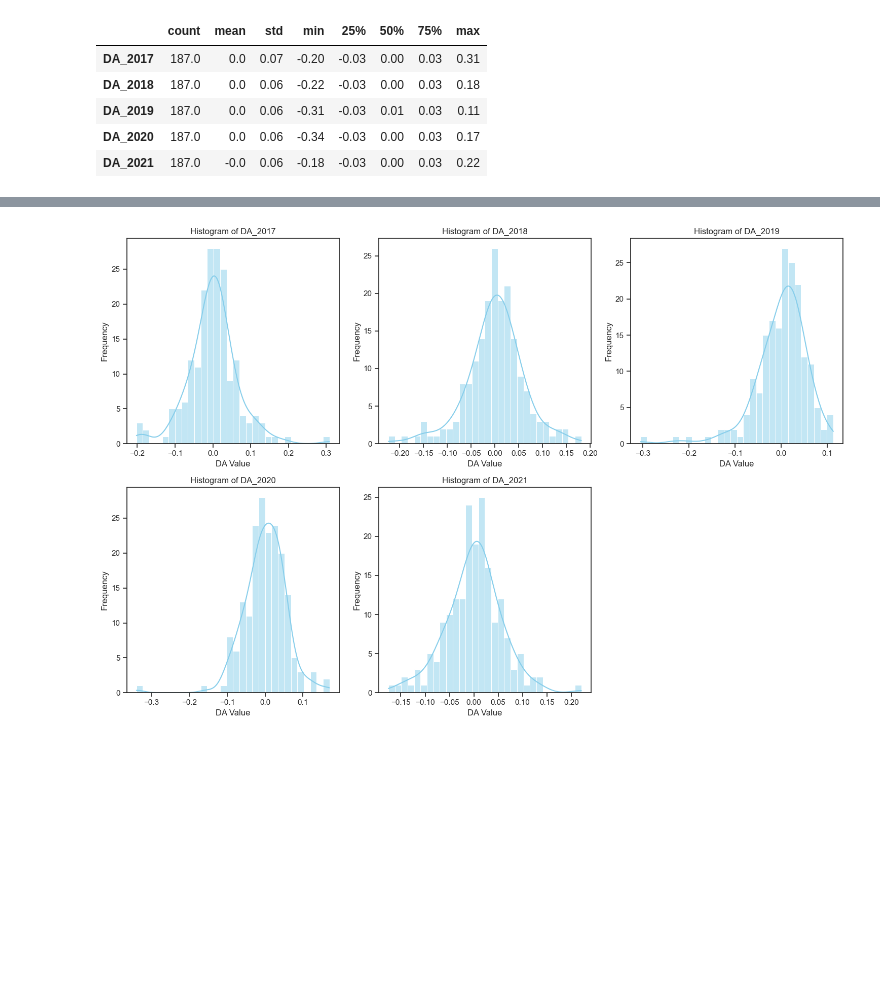
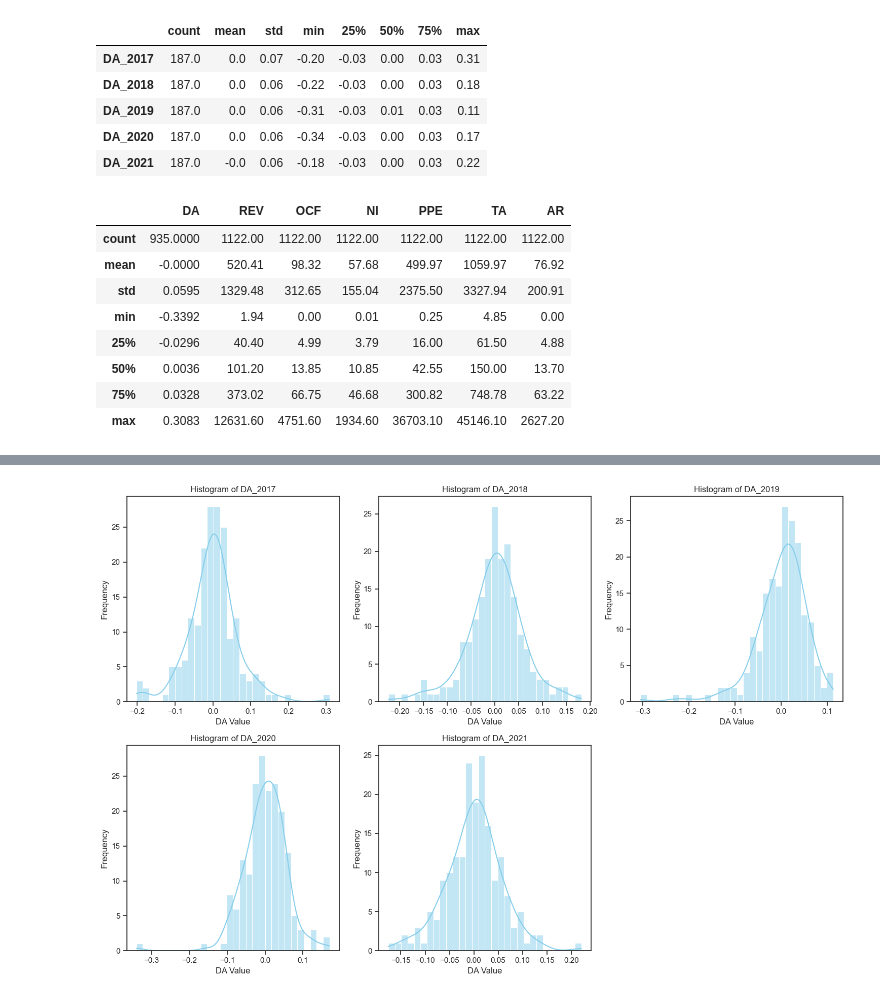
Before and after one commit to swlim03/ML_Project, a Jupyter notebook: EM_Detection/EM_Model.ipynb, the cells around one changed output, grey strips where cells are left out. Saved outputs shown, nothing was run; the diff lists cells and outputs as text; code cells hidden in the pictures; blank space fills up the shorter version.

```diff
--- a/EM_Detection/EM_Model.ipynb
+++ b/EM_Detection/EM_Model.ipynb
@@ -285,3 +283,21 @@ da_descritive2
 | DA_2019 | 187.0 | 0.0 | 0.06 | -0.31 | -0.03 | 0.01 | 0.03 | 0.11 |
 | DA_2020 | 187.0 | 0.0 | 0.06 | -0.34 | -0.03 | 0.00 | 0.03 | 0.17 |
 | DA_2021 | 187.0 | -0.0 | 0.06 | -0.18 | -0.03 | 0.00 | 0.03 | 0.22 |
+# %%
+da_descriptive = da_descriptive.to_frame(name='DA')
+
+combined_descriptive = pd.concat(
+    [da_descriptive, df1_descriptive.T],
+    axis=1)
+
+combined_descriptive
+# %% [output]
+|  | DA | REV | OCF | NI | PPE | TA | AR |
+| count | 935.0000 | 1122.00 | 1122.00 | 1122.00 | 1122.00 | 1122.00 | 1122.00 |
+| mean | -0.0000 | 520.41 | 98.32 | 57.68 | 499.97 | 1059.97 | 76.92 |
+| std | 0.0595 | 1329.48 | 312.65 | 155.04 | 2375.50 | 3327.94 | 200.91 |
+| min | -0.3392 | 1.94 | 0.00 | 0.01 | 0.25 | 4.85 | 0.00 |
+| 25% | -0.0296 | 40.40 | 4.99 | 3.79 | 16.00 | 61.50 | 4.88 |
+| 50% | 0.0036 | 101.20 | 13.85 | 10.85 | 42.55 | 150.00 | 13.70 |
+| 75% | 0.0328 | 373.02 | 66.75 | 46.68 | 300.82 | 748.78 | 63.22 |
+| max | 0.3083 | 12631.60 | 4751.60 | 1934.60 | 36703.10 | 45146.10 | 2627.20 |
```
Also changed, not shown: parts of 8 cells of this notebook.
